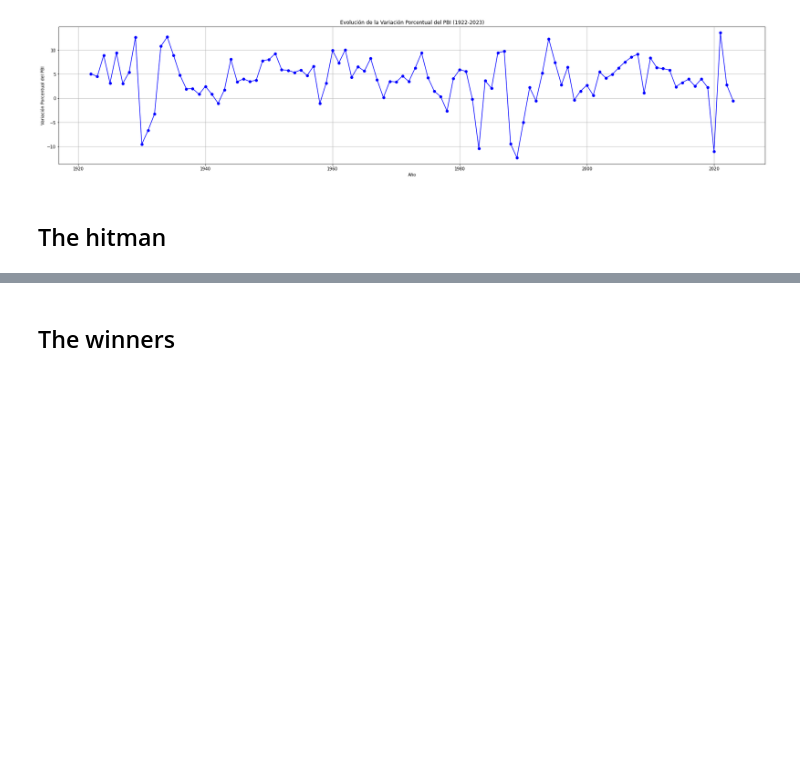
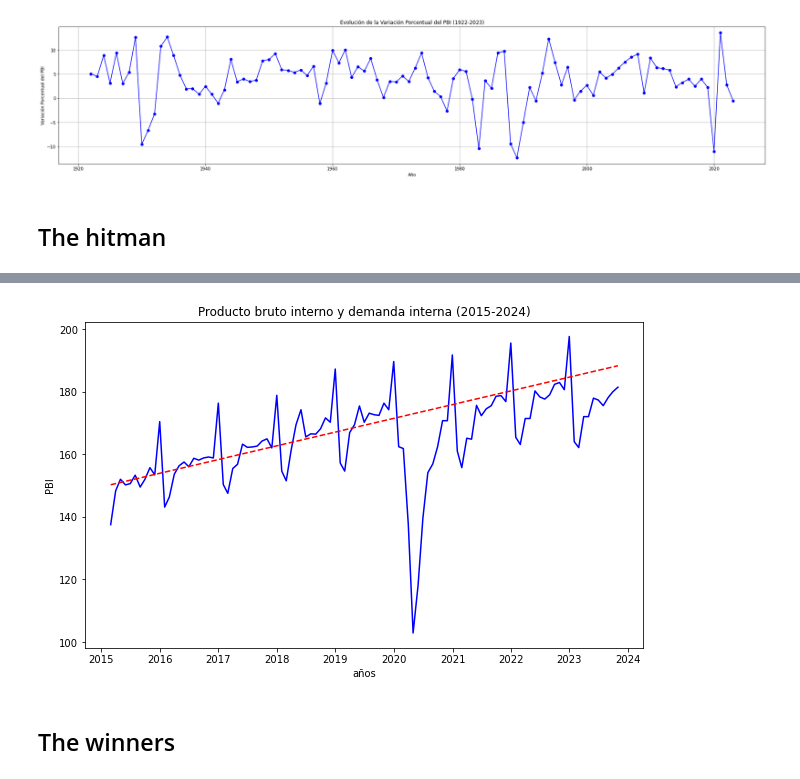
Before and after one commit to qlab-intro-python/tarea-4-team-canales-torres, a Jupyter notebook: tarea_4_plantilla.ipynb, the cells around one changed output, grey strips where cells are left out. Saved outputs shown, nothing was run; the diff lists cells and outputs as text; code cells hidden in the pictures; blank space fills up the shorter version.

```diff
--- a/tarea_4_plantilla.ipynb
+++ b/tarea_4_plantilla.ipynb
@@ -171,3 +290,25 @@ plt.show()
+# %%
+#Lo vemos por años:
+import matplotlib.dates as mdates
+serie_prepandemia_contrafactual['Tiempo'] = pd.date_range(start='2015-02-01', periods=len(serie_prepandemia_contrafactual), freq='M')
+sin_pandemia['X'] = pd.date_range(start='2015-02-01', periods=len(sin_pandemia), freq='M')
+
+#comparamos
+plt.figure(figsize=(10, 6))
+plt.plot(serie_prepandemia_contrafactual['Tiempo'], serie_prepandemia_contrafactual['Producto bruto interno y demanda interna (índice 2007=100) - PBI'], label='PBI', color='blue')
+plt.plot(sin_pandemia['X'], sin_pandemia['Y'], label='Tendencia anterior a la etapa de pandemia(OLS)', linestyle='--', color='red')
+
+#Usando axes como alternativa
+axes = plt.gca()
+axes.xaxis.set_major_formatter(mdates.DateFormatter('%Y'))
+axes.xaxis.set_major_locator(mdates.YearLocator())
+axes.set_title('Producto bruto interno y demanda interna (2015-2024)')
+
+plt.xlabel('años')
+plt.ylabel('PBI')
+plt.show()
+# %% [output]
+[figure, added]
 # %% [markdown]
 ## The winners
 # %% [markdown]
```
Also changed, not shown: parts of 7 cells of this notebook.
